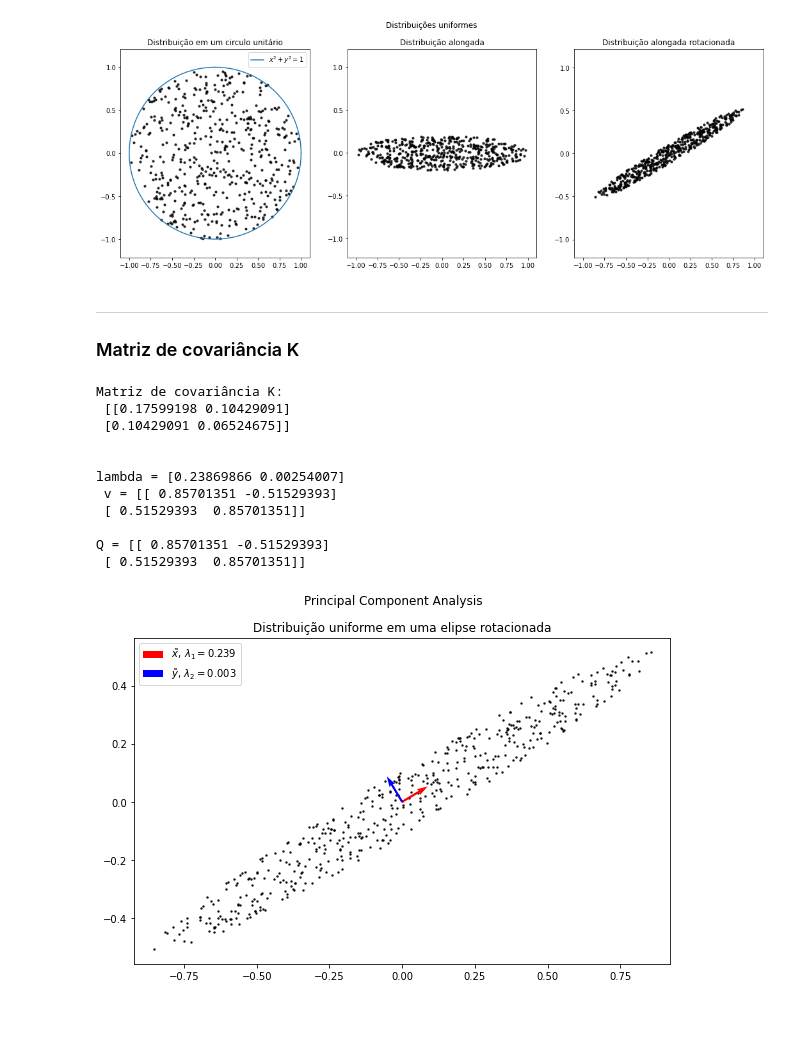
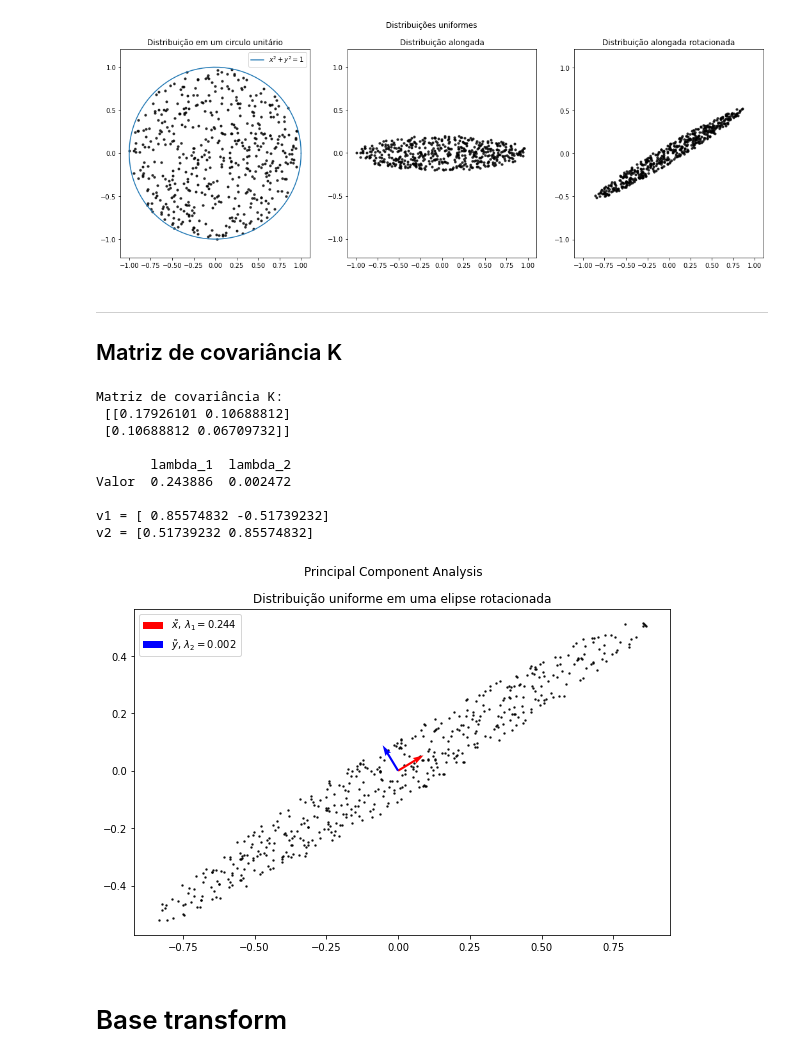
Before and after one commit to filipemarinho/pattern-recognition, a Jupyter notebook: PCA.ipynb, the cells around one changed output. Saved outputs shown, nothing was run; the diff lists cells and outputs as text; code cells hidden in the pictures; blank space fills up the shorter version.

```diff
--- a/PCA.ipynb
+++ b/PCA.ipynb
@@ -16,43 +15,35 @@
 # %%
 import numpy as np
 import matplotlib.pyplot as plt
+import pandas as pd
 
 N = 500
 circle = [[],[]]
-dist_x = []
-dist_y = []
+dist_x, dist_y = [], []
 
 while len(dist_x) <= N:
     # Gera uma distribuição normal entre [-1,1]
     x,y = np.random.rand(2)*2 -1
-
     #verifica se o ponto esta num circulo unitário de raio 1
     if x**2+y**2 <=1:
         circle[0].append(x)
         circle[1].append(y)
         dist_x.append(x)
-        dist_y.append(y*0.2) #quanto mais comprimido mais redundante, uma reta seria a mais redundante de todos
+        dist_y.append(y*0.2)
 
 #matriz de rotação
 rot = [[np.cos(np.pi/6), np.sin(np.pi/6)], [np.sin(np.pi/6), np.cos(np.pi/6)]]
-
 #faz a rotação
 result = np.dot(rot, [dist_x,dist_y])
-#print(len(result))
 
 fig, ax = plt.subplots(1, 3, figsize=(6*3, 6), sharex=True)
-
-
 fig.suptitle("Distribuições uniformes")
 ax[0].set_title("Distribuição em um circulo unitário")
 ax[1].set_title("Distribuição alongada")
 ax[2].set_title("Distribuição alongada rotacionada")
-# ax[0].set_xlim(-1.1,1.1)
-# ax[0].set_ylim(-1.1,1.1)
+
 for i in range(3):
     ax[i].axis('equal')
-#     ax[i].set_xlim(-1.1,1.1)
-#     ax[i].set_ylim(-1.1,1.1)
 
 an = np.linspace(0, 2 * np.pi, 100)
 ax[0].plot(np.cos(an), np.sin(an), label= "$x^2+y^2=1$")
@@ -63,42 +54,47 @@ ax[2].scatter(result[0], result[1], color = "black", alpha = 0.8, s = 10)
 ax[0].legend()
 plt.show()
 # %% [output]
-[figure, old version]
+[figure, new version]
 # %% [markdown]
 ---
-### Matriz de covariância K
+## Matriz de covariância K
 # %%
 K = np.cov(result)
 print("Matriz de covariância K:\n %s\n"%K)
 eigenvalue, eigenvector = np.linalg.eig(K)
 
 if eigenvalue[0]<eigenvalue[1]: #garante ordem decrescente para o caso N=2
     eigenvalue[::-1]
     eigenvector[::-1]
     if (len(eigenvalue)>2):
         print("Sort Error")
 
-print("\nlambda = %s \n v = %s\n"%(eigenvalue, eigenvector))
-print("Q = %s" %eigenvector)
+
+lambdas = {"lambda_1":eigenvalue[0],"lambda_2":eigenvalue[1]}
+print(pd.DataFrame(lambdas, index = ["Valor"]))
+print()
+print("v1 = %s\nv2 = %s" %(eigenvector[0],eigenvector[1]))
+
+#plot
 fig, ax = plt.subplots(1, 1, figsize=(9.6, 6))
 fig.suptitle("Principal Component Analysis")
 ax.set_title("Distribuição uniforme em uma elipse rotacionada")
 ax.axis('equal')
 ax.scatter(result[0], result[1], color = "black", alpha = 0.8, s = 2)
 ax.quiver(*[0,0], *eigenvector[:,0], width = 0.004, color = "red", label= "$\~x $, $\lambda_1 = %.3f$"%eigenvalue[0])
 ax.quiver(*[0,0], *eigenvector[:,1], width = 0.004, color = "blue", label= "$\~y  $, $\lambda_2 = %.3f$"%eigenvalue[1])
 plt.legend()
 plt.show()
 # %% [output]
 Matriz de covariância K:
- [[0.17599198 0.10429091]
- [0.10429091 0.06524675]]
+ [[0.17926101 0.10688812]
+ [0.10688812 0.06709732]]
 
+       lambda_1  lambda_2
+Valor  0.243886  0.002472
 
-lambda = [0.23869866 0.00254007]
- v = [[ 0.85701351 -0.51529393]
- [ 0.51529393  0.85701351]]
-
-Q = [[ 0.85701351 -0.51529393]
- [ 0.51529393  0.85701351]]
+v1 = [ 0.85574832 -0.51739232]
+v2 = [0.51739232 0.85574832]
-[figure, old version]
+[figure, new version]
+# %% [markdown]
+# Base transform
```
Also changed, not shown: parts of 3 cells of this notebook, 28 other files.
